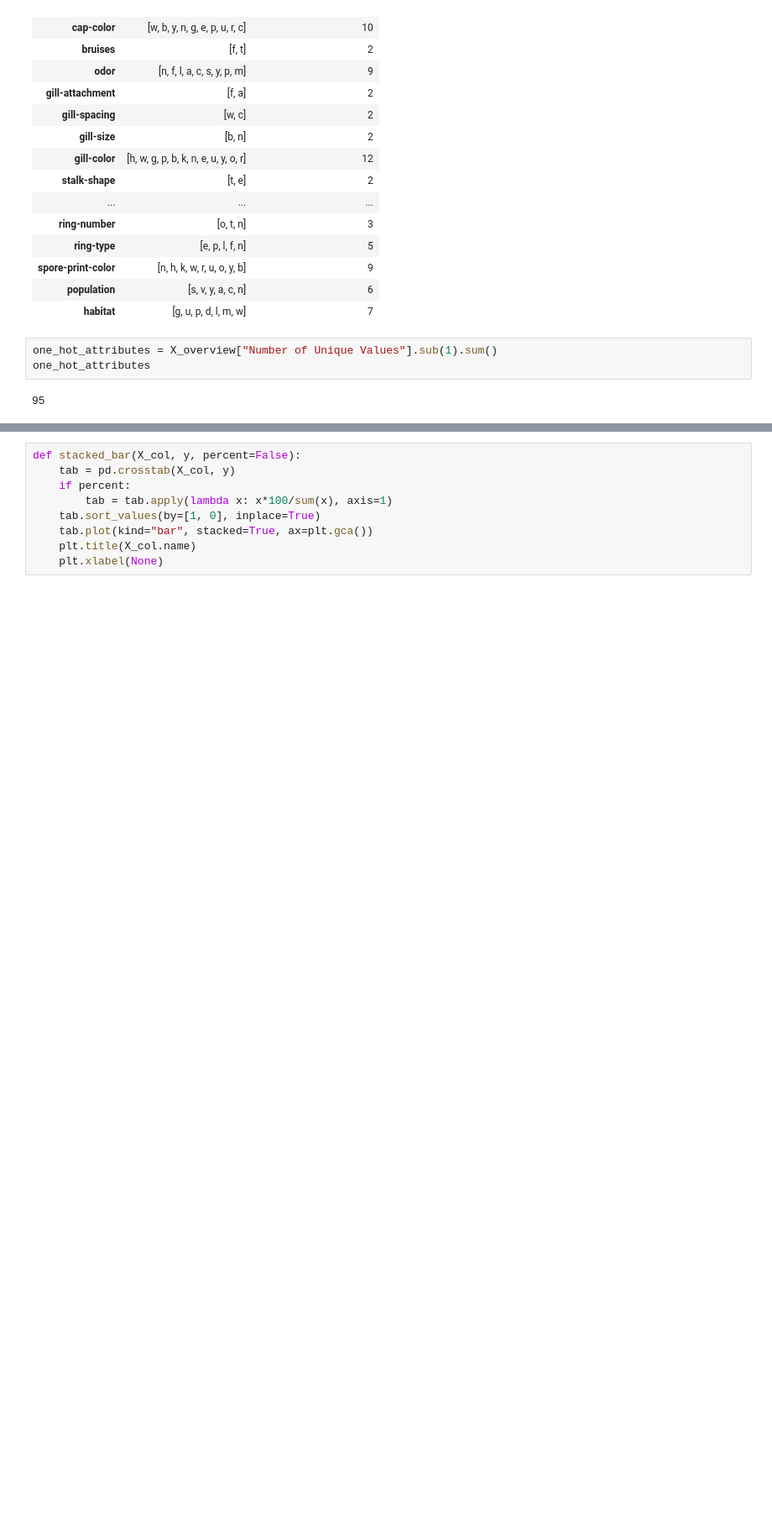
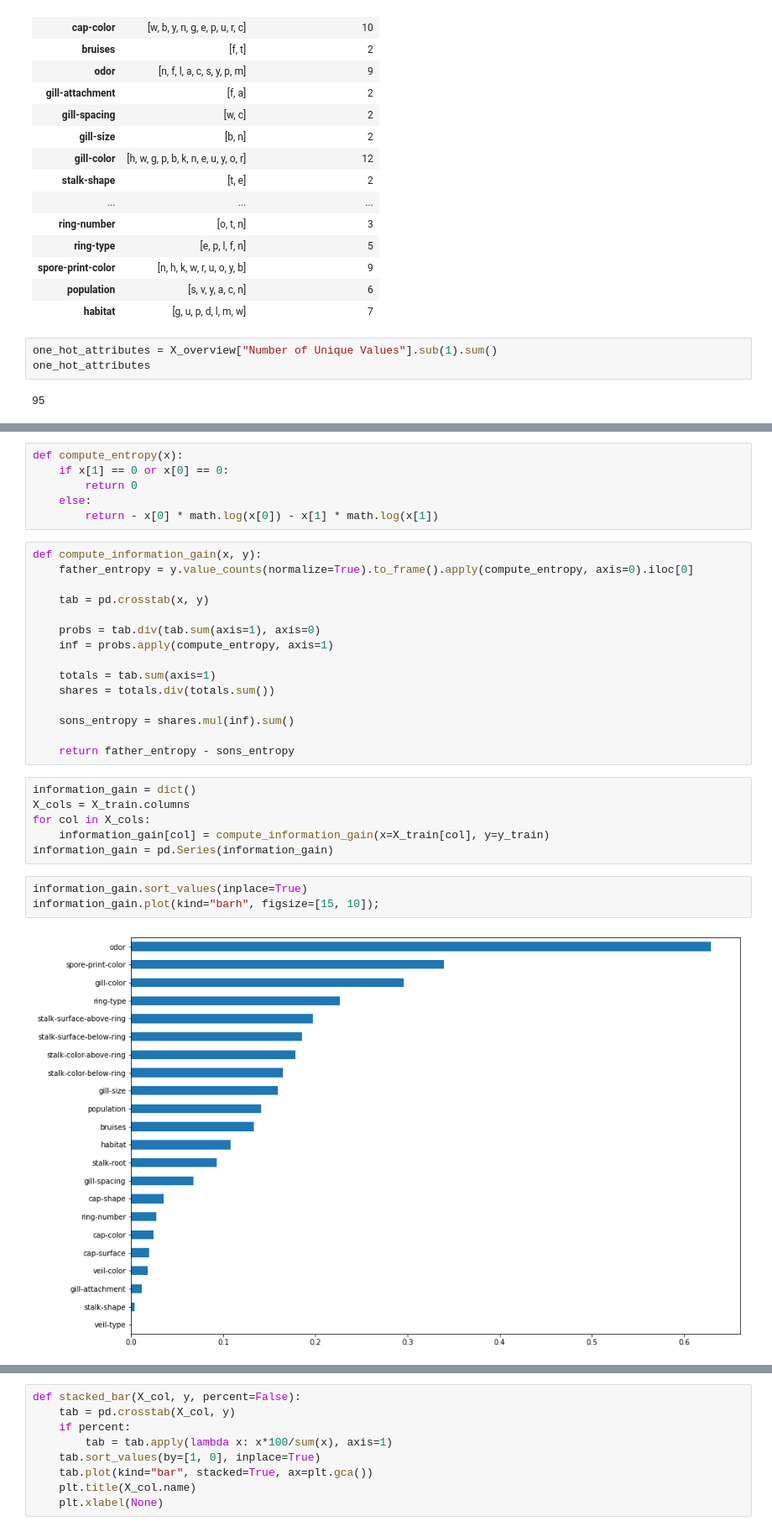
Before and after one commit to leofmr/mushrooms, a Jupyter notebook: 02 - descriptive_analysis.ipynb, the cells around one changed output, grey strips where cells are left out. Shown at 84% size. Saved outputs shown, nothing was run; the diff lists cells and outputs as text; blank space fills up the shorter version.

```diff
--- a/02 - descriptive_analysis.ipynb
+++ b/02 - descriptive_analysis.ipynb
@@ -67,2 +74,34 @@ one_hot_attributes
+# %%
+def compute_entropy(x):
+    if x[1] == 0 or x[0] == 0:
+        return 0
+    else:
+        return - x[0] * math.log(x[0]) - x[1] * math.log(x[1])
+# %%
+def compute_information_gain(x, y):
+    father_entropy = y.value_counts(normalize=True).to_frame().apply(compute_entropy, axis=0).iloc[0]
+
+    tab = pd.crosstab(x, y)
+
+    probs = tab.div(tab.sum(axis=1), axis=0)
+    inf = probs.apply(compute_entropy, axis=1)
+
+    totals = tab.sum(axis=1)
+    shares = totals.div(totals.sum())
+
+    sons_entropy = shares.mul(inf).sum()
+
+    return father_entropy - sons_entropy
+# %%
+information_gain = dict()
+X_cols = X_train.columns
+for col in X_cols:
+    information_gain[col] = compute_information_gain(x=X_train[col], y=y_train)
+information_gain = pd.Series(information_gain)
+# %%
+information_gain.sort_values(inplace=True)
+information_gain.plot(kind="barh", figsize=[15, 10]);
+# %% [output]
+[figure, added]
 # %% [markdown]
 ## Atributes distribution regarding the target variable
```
Also changed, not shown: parts of 7 cells of this notebook, 3 other files.
